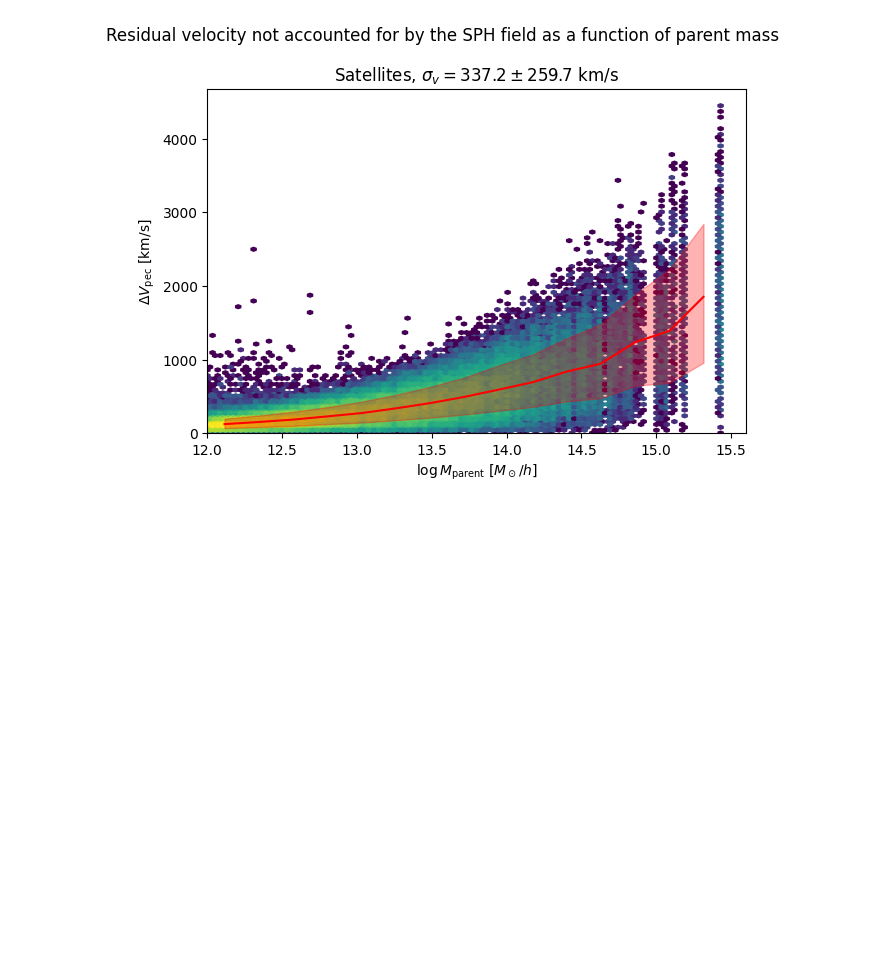
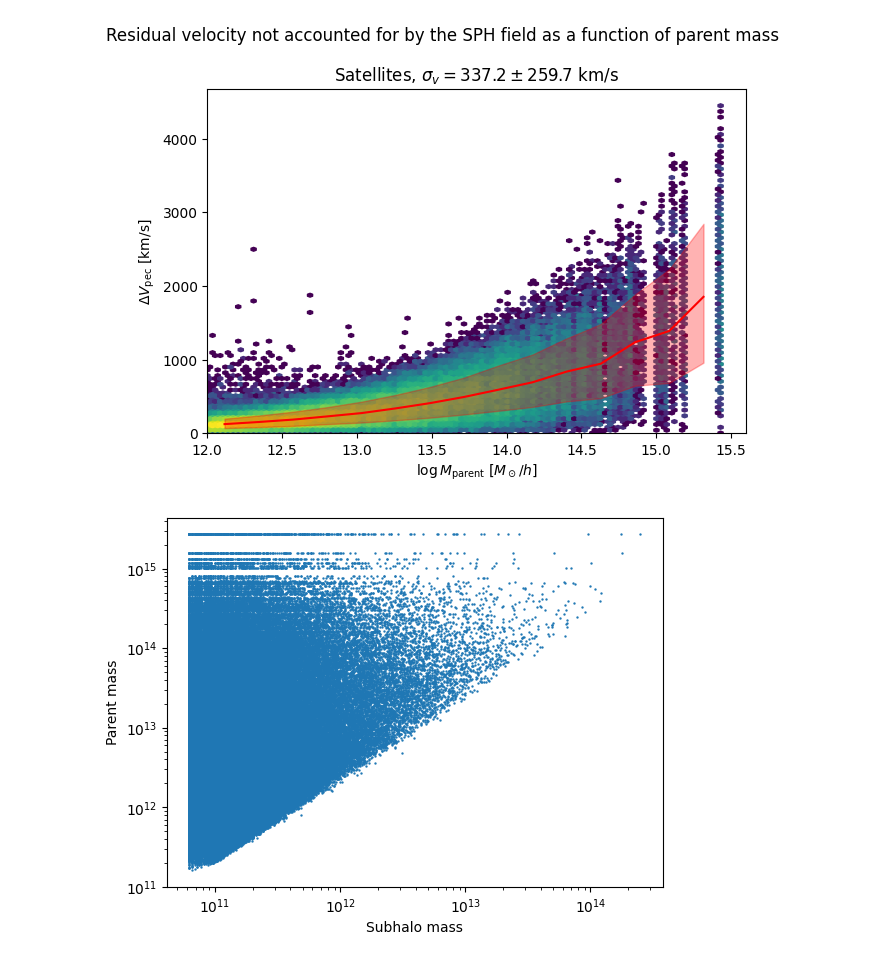
Before and after one commit to Richard-Sti/csiborgtools_public, a Jupyter notebook: notebooks/field_velocity_fof_sph.ipynb, the cells around one changed output. Drawn from its saved outputs; the diff is of its cells as text; code cells hidden in the pictures; blank space fills up the shorter version.

```diff
--- a/notebooks/field_velocity_fof_sph.ipynb
+++ b/notebooks/field_velocity_fof_sph.ipynb
@@ -241,3 +241,34 @@ fig.savefig("../plots/residual_velocity_to_mass_subhaloes_parent.png", dpi=300,
 fig.show()
 # %% [output]
 [figure]
+# %%
+kind = "main"
+nsnap = 99
+nsim = 17417
+# %%
+# field_reader = csiborgtools.read.CSiBORG2Field(nsim, kind)
+catalogue = csiborgtools.read.CSiBORG2SUBFINDCatalogue(nsim, nsnap, kind)
+boxsize = csiborgtools.simname2boxsize("csiborg2_main")
+
+mass = catalogue["totmass"]
+# pos = catalogue["cartesian_pos"] / boxsize
+# subfind_vel = catalogue["cartesian_vel"]
+is_central = catalogue["Central"]
+
+parent_mass = catalogue["ParentMass"]
+# %%
+plt.figure()
+# plt.scatter(mass[is_central], parent_mass[is_central], s=0.5)
+plt.scatter(mass[~is_central], parent_mass[~ is_central], s=0.5)
+
+plt.xscale("log")
+plt.yscale("log")
+
+plt.xlabel("Subhalo mass")
+plt.ylabel("Parent mass")
+
+
+
+plt.show()
+# %% [output]
+[figure, added]
```
Also changed, not shown: 10 other files.
